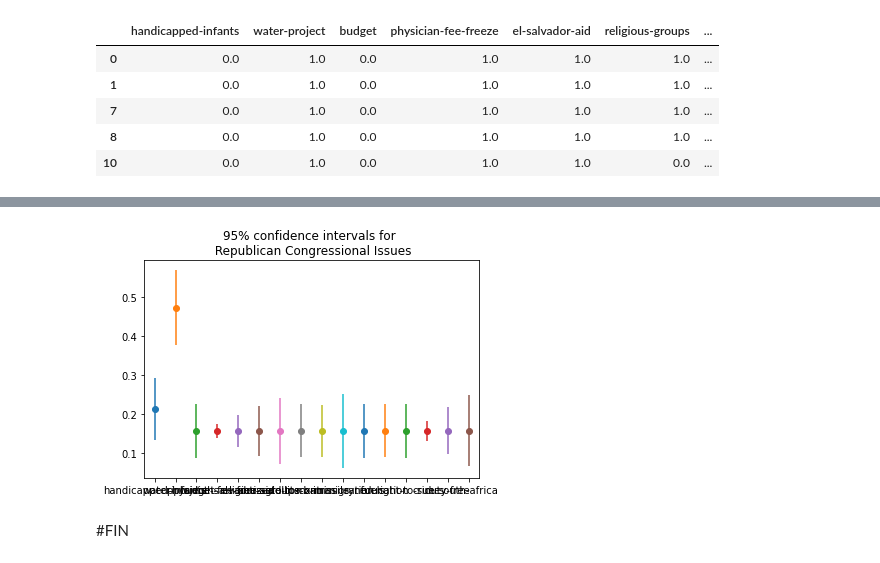
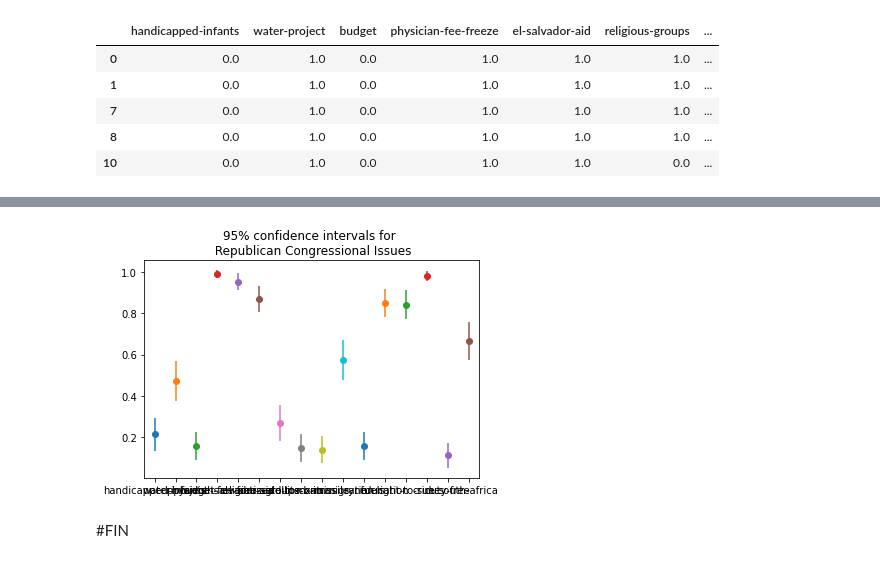
Before and after one commit to JeremySpradlin/DS-Unit-1-Sprint-2-Statistics, a Jupyter notebook: module3/Jeremy_Spradlin_LS_DS17_123_Confidence_Intervals_Assignment.ipynb, the cells around one changed output, grey strips where cells are left out. Cells and saved outputs as stored; diff of their text form; code cells hidden in the pictures.

```diff
--- a/module3/Jeremy_Spradlin_LS_DS17_123_Confidence_Intervals_Assignment.ipynb
+++ b/module3/Jeremy_Spradlin_LS_DS17_123_Confidence_Intervals_Assignment.ipynb
@@ -538,29 +538,29 @@ print(CI16)
 # %%
 plt.errorbar(x=0, y=CI1[1], yerr=(CI1[2]-CI1[1]), fmt='o')
 plt.errorbar(x=1, y=CI2[1], yerr=(CI2[2]-CI2[1]), fmt='o')
 plt.errorbar(x=2, y=CI3[1], yerr=(CI3[2]-CI3[1]), fmt='o')
-plt.errorbar(x=3, y=CI3[1], yerr=(CI4[2]-CI4[1]), fmt='o')
-plt.errorbar(x=4, y=CI3[1], yerr=(CI5[2]-CI5[1]), fmt='o')
-plt.errorbar(x=5, y=CI3[1], yerr=(CI6[2]-CI6[1]), fmt='o')
-plt.errorbar(x=6, y=CI3[1], yerr=(CI7[2]-CI7[1]), fmt='o')
-plt.errorbar(x=7, y=CI3[1], yerr=(CI8[2]-CI8[1]), fmt='o')
-plt.errorbar(x=8, y=CI3[1], yerr=(CI9[2]-CI9[1]), fmt='o')
-plt.errorbar(x=9, y=CI3[1], yerr=(CI10[2]-CI10[1]), fmt='o')
-plt.errorbar(x=10, y=CI3[1], yerr=(CI11[2]-CI11[1]), fmt='o')
-plt.errorbar(x=11, y=CI3[1], yerr=(CI12[2]-CI12[1]), fmt='o')
-plt.errorbar(x=12, y=CI3[1], yerr=(CI13[2]-CI13[1]), fmt='o')
-plt.errorbar(x=13, y=CI3[1], yerr=(CI14[2]-CI14[1]), fmt='o')
-plt.errorbar(x=14, y=CI3[1], yerr=(CI15[2]-CI15[1]), fmt='o')
-plt.errorbar(x=15, y=CI3[1], yerr=(CI16[2]-CI16[1]), fmt='o')
+plt.errorbar(x=3, y=CI4[1], yerr=(CI4[2]-CI4[1]), fmt='o')
+plt.errorbar(x=4, y=CI5[1], yerr=(CI5[2]-CI5[1]), fmt='o')
+plt.errorbar(x=5, y=CI6[1], yerr=(CI6[2]-CI6[1]), fmt='o')
+plt.errorbar(x=6, y=CI7[1], yerr=(CI7[2]-CI7[1]), fmt='o')
+plt.errorbar(x=7, y=CI8[1], yerr=(CI8[2]-CI8[1]), fmt='o')
+plt.errorbar(x=8, y=CI9[1], yerr=(CI9[2]-CI9[1]), fmt='o')
+plt.errorbar(x=9, y=CI10[1], yerr=(CI10[2]-CI10[1]), fmt='o')
+plt.errorbar(x=10, y=CI11[1], yerr=(CI11[2]-CI11[1]), fmt='o')
+plt.errorbar(x=11, y=CI12[1], yerr=(CI12[2]-CI12[1]), fmt='o')
+plt.errorbar(x=12, y=CI13[1], yerr=(CI13[2]-CI13[1]), fmt='o')
+plt.errorbar(x=13, y=CI14[1], yerr=(CI14[2]-CI14[1]), fmt='o')
+plt.errorbar(x=14, y=CI15[1], yerr=(CI15[2]-CI15[1]), fmt='o')
+plt.errorbar(x=15, y=CI16[1], yerr=(CI16[2]-CI16[1]), fmt='o')
 plt.title('95% confidence intervals for \n Republican Congressional Issues')
 #plt.xticks(ticks=[0,1], labels=issues)
 plt.xticks(ticks=[0,1,2,3,4,5,6,7,8,9,10,11,12,13,14,15], labels=['handicapped-infants', 'water-project', 'budget',
                   'physician-fee-freeze', 'el-salvador-aid', 'religious-groups',
                   'anti-satellite-ban', 'aid-to-contras', 'mx-missile', 'immigration',
                   'synfuels', 'education', 'right-to-sue', 'crime', 'duty-free', 'south-africa'])
 plt.xlim(-.5, 15.5)
 plt.show()
 # %% [output]
-[figure, old version]
+[figure, new version]
 # %% [markdown]
 #FIN
```
